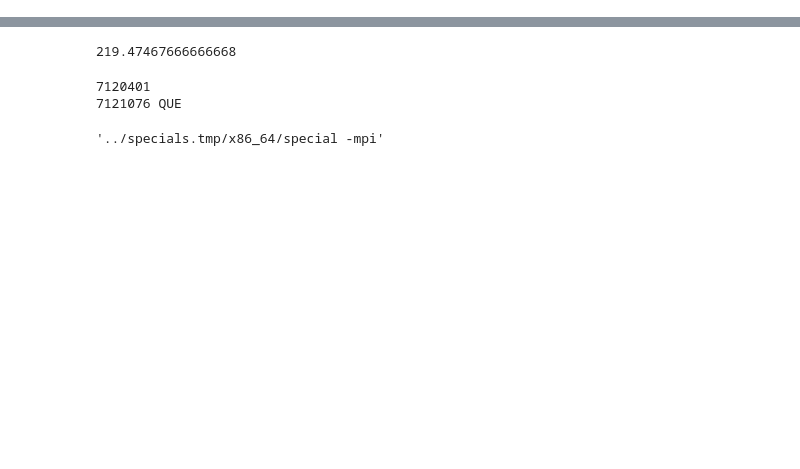
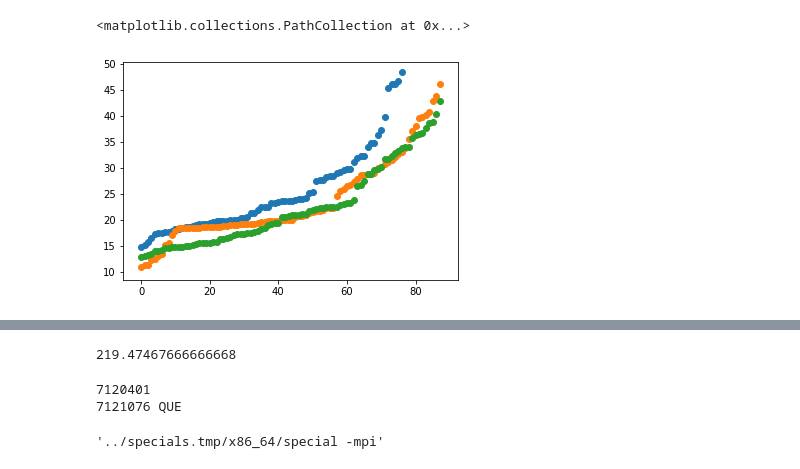
Before and after one commit to hashmup/genie, a Jupyter notebook: analyze/Untitled.ipynb, the cells around one changed output, grey strips where cells are left out. Drawn from its saved outputs; the diff is of its cells as text; code cells hidden in the pictures; blank space fills up the shorter version.

```diff
--- a/analyze/Untitled.ipynb
+++ b/analyze/Untitled.ipynb
@@ -20,0 +41,50 @@ df.sort_values(by="bench")
+# %%
+# df = df.sort_values(by=["bench", "macro"])
+time = df['time'].values
+bench = df['bench'].values
+macro = df['macro'].values
+
+time2 = df2['avg_time'].values
+bench2 = df2['bench'].values
+macro2 = df2['macro'].values
+
+time3 = df3['time'].values
+bench3 = df3['bench'].values
+macro3 = df3['macro'].values
+
+time4 = df4['avg_time'].values
+bench4 = df4['bench'].values
+macro4 = df4['macro'].values
+# %%
+x1 = []
+y1 = []
+x2 = []
+y2 = []
+x3 = []
+y3 = []
+i1 = 0
+i2 = 0
+i3 = 0
+for i in range(len(time)):
+    if time[i] > 50:
+        continue
+    if bench[i]:
+        x1.append(i1)
+        y1.append(time[i])
+        i1 += 1
+    elif macro[i]:
+        x2.append(i2)
+        y2.append(time[i])
+        i2 += 1
+    else:
+        x3.append(i3)
+        y3.append(time[i])
+        i3 += 1
+# print(x)
+# print(y)
+plt.scatter(x1[:], y1[:])
+plt.scatter(x2[:], y2[:])
+plt.scatter(x3[:], y3[:])
+# %% [output]
+<matplotlib.collections.PathCollection at 0x...>
+[figure, added]
```
Also changed, not shown: parts of 7 cells of this notebook, 7 other files.
